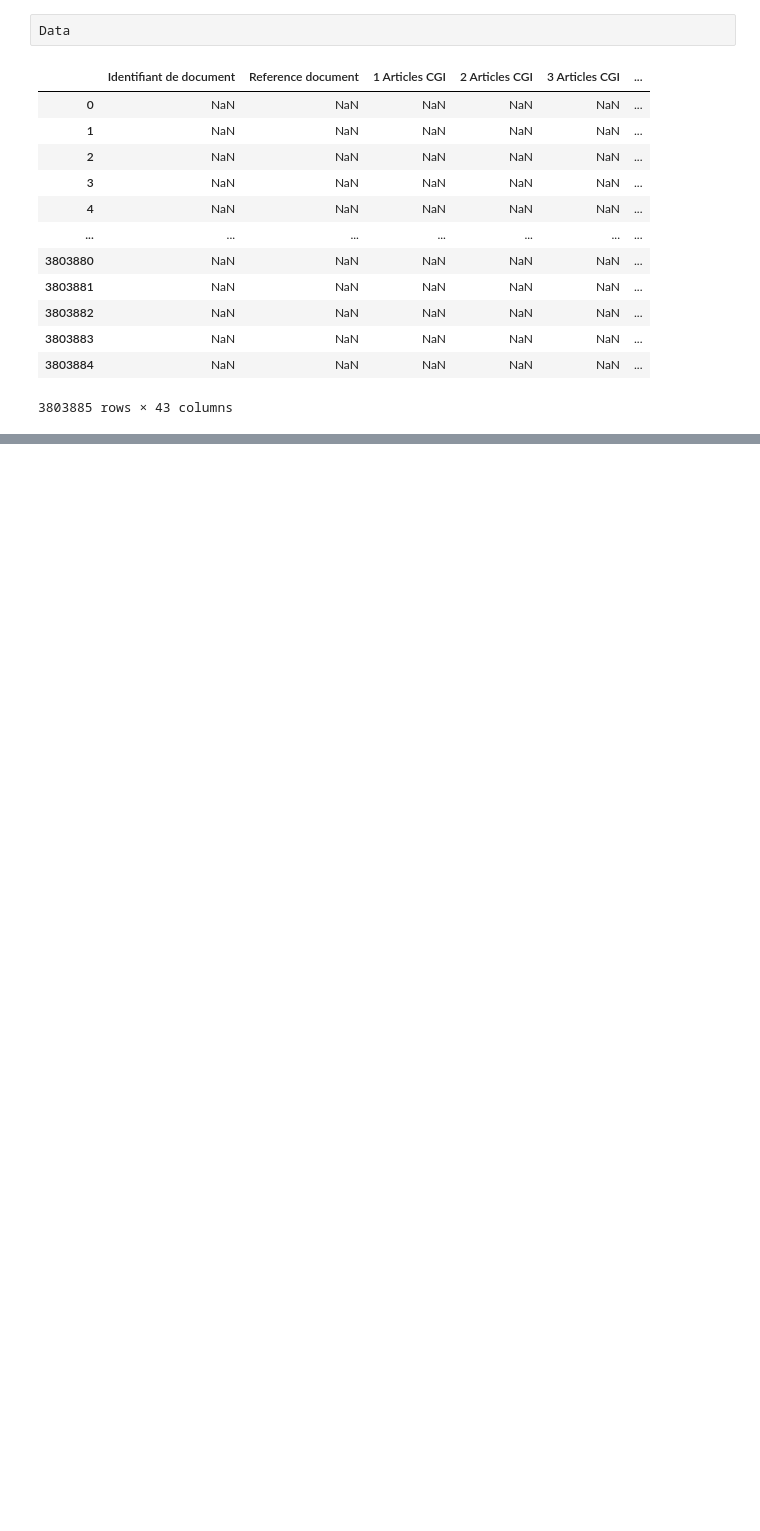
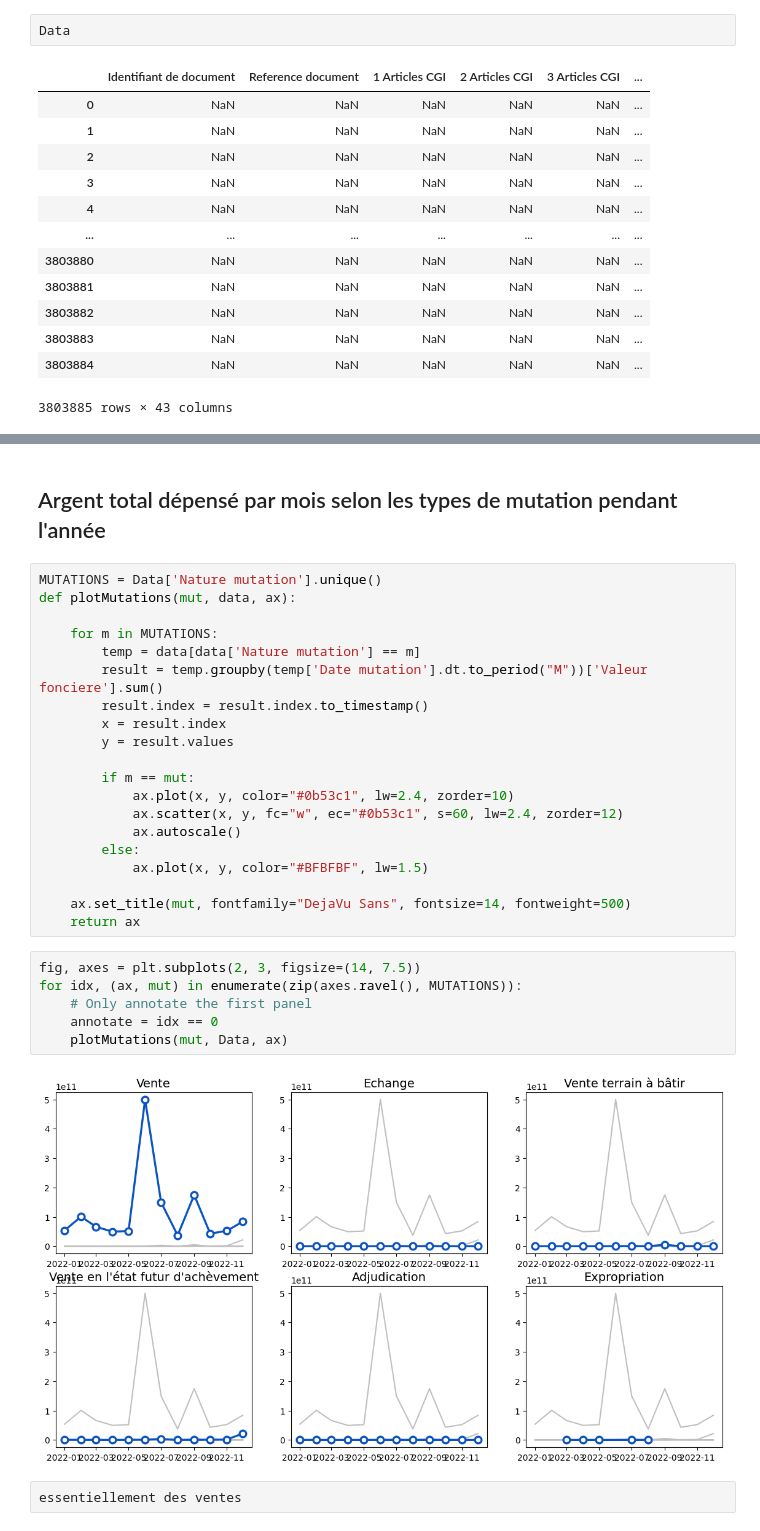
Before and after one commit to raphdem02/Analyse_Data_Fonciere, a Jupyter notebook: Analysis0.0.ipynb, the cells around one changed output, grey strips where cells are left out. Cells and saved outputs as stored; diff of their text form; blank space fills up the shorter version.

```diff
--- a/Analysis0.0.ipynb
+++ b/Analysis0.0.ipynb
@@ -41,3 +58,35 @@ Data
 | 3803705 | 2022-12-30 | Vente | 3100000.0 | 75012.0 | PARIS 12 | 75 | 112 | ... |
 | 3803723 | 2022-08-12 | Vente | 2600000.0 | 75014.0 | PARIS 14 | 75 | 114 | ... |
 1208299 rows × 13 columns
+# %% [markdown]
+## Argent total dépensé par mois selon les types de mutation pendant l'année
+# %%
+MUTATIONS = Data['Nature mutation'].unique()
+def plotMutations(mut, data, ax):
+
+    for m in MUTATIONS:
+        temp = data[data['Nature mutation'] == m]
+        result = temp.groupby(temp['Date mutation'].dt.to_period("M"))['Valeur fonciere'].sum()
+        result.index = result.index.to_timestamp()
+        x = result.index
+        y = result.values
+
+        if m == mut:
+            ax.plot(x, y, color="#0b53c1", lw=2.4, zorder=10)
+            ax.scatter(x, y, fc="w", ec="#0b53c1", s=60, lw=2.4, zorder=12)
+            ax.autoscale()
+        else:
+            ax.plot(x, y, color="#BFBFBF", lw=1.5)
+
+    ax.set_title(mut, fontfamily="DejaVu Sans", fontsize=14, fontweight=500)
+    return ax
+# %%
+fig, axes = plt.subplots(2, 3, figsize=(14, 7.5))
+for idx, (ax, mut) in enumerate(zip(axes.ravel(), MUTATIONS)):
+    # Only annotate the first panel
+    annotate = idx == 0
+    plotMutations(mut, Data, ax)
+# %% [output]
+[figure, added]
+# %% [raw]
+essentiellement des ventes
```
Also changed, not shown: parts of 23 cells of this notebook.
